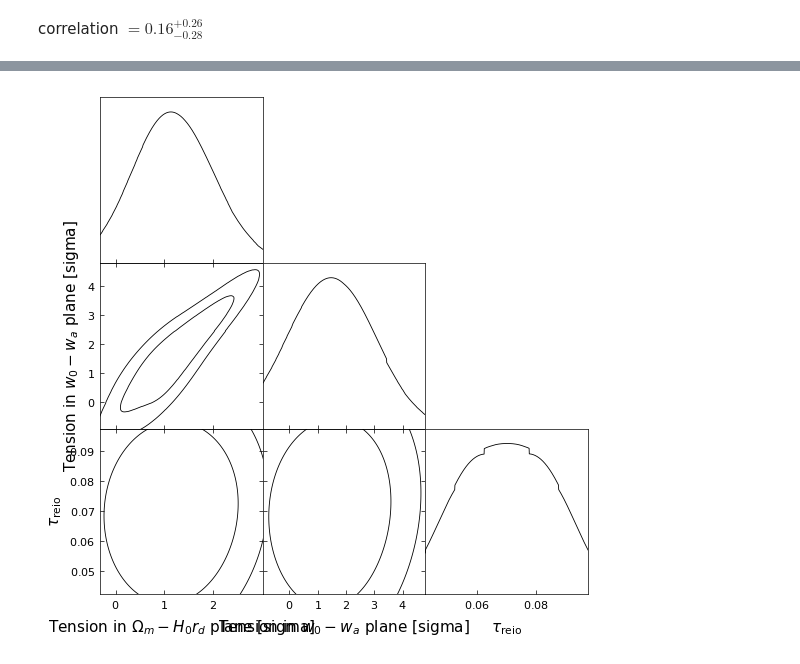
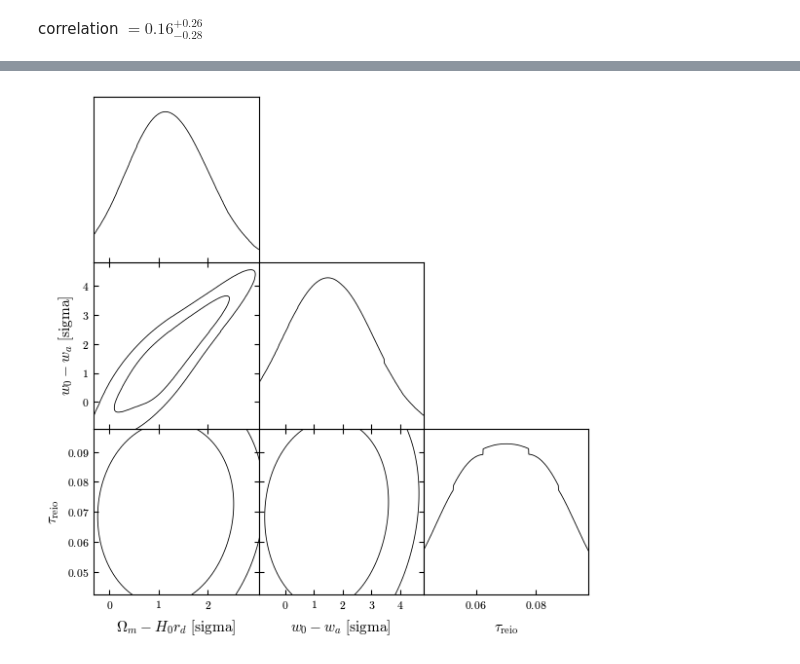
Before and after one commit to Aria-Hem/Aria-cobifact-tau, a Jupyter notebook: test2.ipynb, the cells around one changed output, grey strips where cells are left out. Saved outputs shown, nothing was run; the diff lists cells and outputs as text; code cells hidden in the pictures.

Commit message:
Fixed the fonts in the plots.

```diff
--- a/test2.ipynb
+++ b/test2.ipynb
@@ -33,6 +33,12 @@ plt.rcParams.update({
     "pdf.fonttype": 42,
     "ps.fonttype": 42,
 })
+import matplotlib as mpl
+mpl.font_manager.X11FontDirectories.append('/home/aria-hemmatian/.local/share/fonts/')
+mpl.font_manager.fontManager.addfont('/home/aria-hemmatian/.local/share/fonts/NewCMMath-Book.otf')
+mpl.font_manager.fontManager.addfont('/home/aria-hemmatian/.local/share/fonts/NewCM08-Book.otf')
+mpl.rcParams['font.family'] = 'NewComputerModern'
+mpl.rcParams["mathtext.fontset"] =  'cm'
 # %%
 path = "/home/aria-hemmatian/chains"
 
@@ -180,6 +186,7 @@ from getdist import MCSamples
 names = ['omh0rd','w0wa','tau']
 labels = [r'\text{Tension in}~\Omega_m-H_0r_d~\text{plane [sigma]}', r'\text{Tension in}~w_0-w_a~\text{plane [sigma]}',r'\tau_\mathrm{reio}']
 sample = MCSamples(samples=np.transpose(np.array([Om_h0rd,w0wa,taus])), names=names, labels=labels)
+sample_short = MCSamples(samples=np.transpose(np.array([Om_h0rd,w0wa,taus])), names=names, labels= [r'\Omega_m-H_0r_d~\text{[sigma]}', r'w_0-w_a~\text{[sigma]}',r'\tau_\mathrm{reio}'])
 # %%
 #correlations
 (cor,pv) = st.pearsonr(Om_h0rd,w0wa)
@@ -236,6 +255,6 @@ plt.savefig('newcorr_2.pdf')
 # %%
 gdplot = gdplt.get_subplot_plotter(width_inch=6)
-gdplot.triangle_plot(sample, names)
+gdplot.triangle_plot(sample_short, names)
 plt.savefig('newcorr_3.pdf')
 # %% [output]
 WARNING:root:2D kernel density bandwidth optimizer failed for omh0rd, w0wa. Using fallback width: f(a) and f(b) must have different signs
@@ -242 +267 @@ WARNING:root:2D kernel density bandwidth optimizer failed for omh0rd, w0wa. Usin
-[figure, old version]
+[figure, new version]
```
Also changed, not shown: parts of 3 cells of this notebook, 3 other files.
